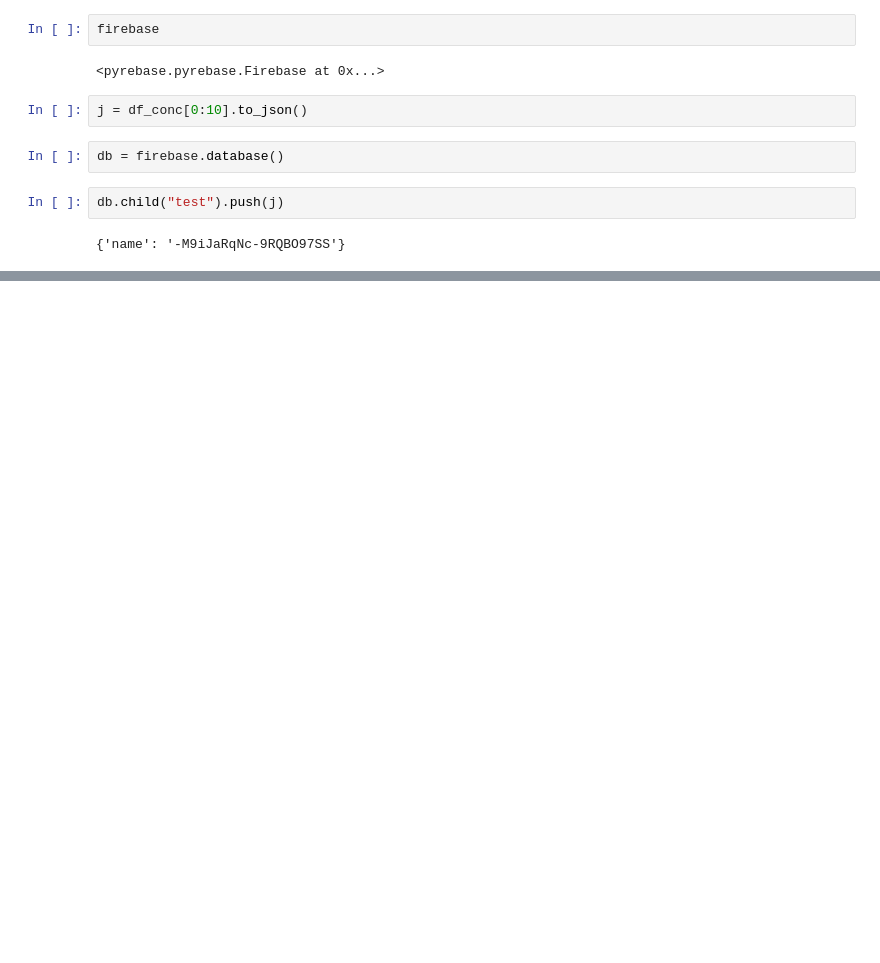
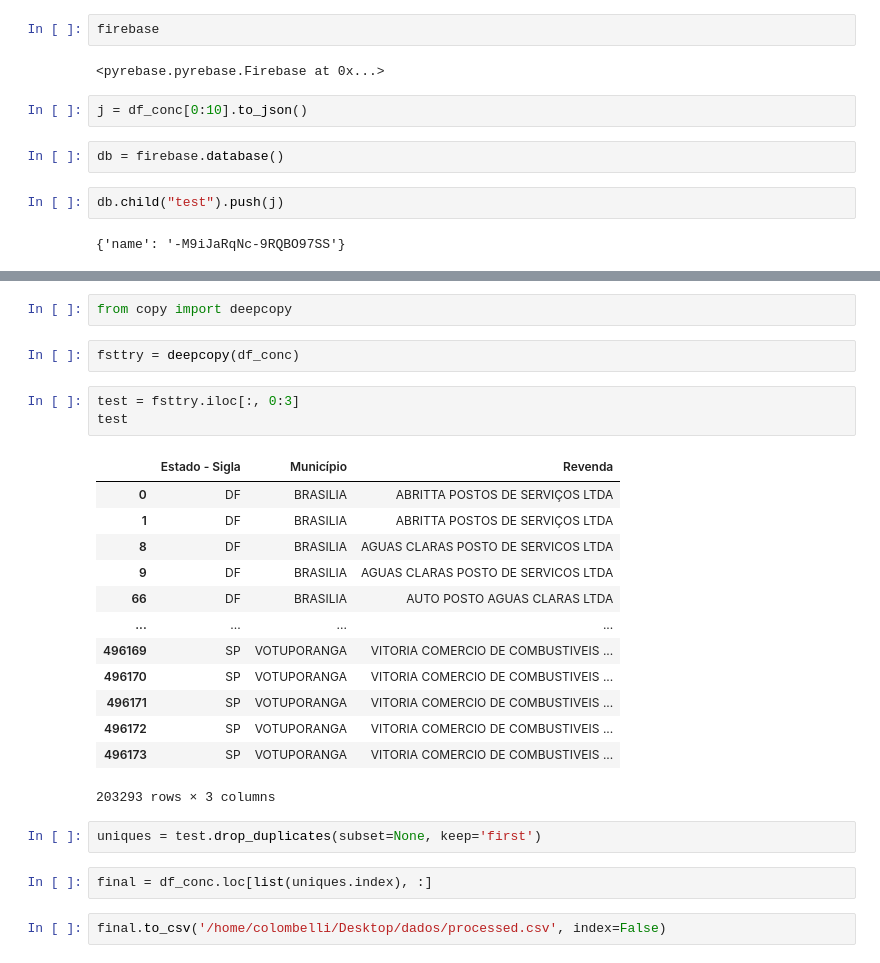
Before and after one commit to Rafaelfferreira/HackatonCCR, a Jupyter notebook: scripts/coding_experiments/kaggle_data_processing.ipynb, the cells around one changed output, grey strips where cells are left out. Cells and saved outputs as stored; diff of their text form; blank space fills up the shorter version.

```diff
--- a/scripts/coding_experiments/kaggle_data_processing.ipynb
+++ b/scripts/coding_experiments/kaggle_data_processing.ipynb
@@ -89,0 +108,27 @@ db.child("test").push(j)
+# %%
+from copy import deepcopy
+# %%
+fsttry = deepcopy(df_conc)
+# %%
+test = fsttry.iloc[:, 0:3]
+test
+# %% [output]
+|  | Estado - Sigla | Município | Revenda |
+| 0 | DF | BRASILIA | ABRITTA POSTOS DE SERVIÇOS LTDA |
+| 1 | DF | BRASILIA | ABRITTA POSTOS DE SERVIÇOS LTDA |
+| 8 | DF | BRASILIA | AGUAS CLARAS POSTO DE SERVICOS LTDA |
+| 9 | DF | BRASILIA | AGUAS CLARAS POSTO DE SERVICOS LTDA |
+| 66 | DF | BRASILIA | AUTO POSTO AGUAS CLARAS LTDA |
+| ... | ... | ... | ... |
+| 496169 | SP | VOTUPORANGA | VITORIA COMERCIO DE COMBUSTIVEIS ... |
+| 496170 | SP | VOTUPORANGA | VITORIA COMERCIO DE COMBUSTIVEIS ... |
+| 496171 | SP | VOTUPORANGA | VITORIA COMERCIO DE COMBUSTIVEIS ... |
+| 496172 | SP | VOTUPORANGA | VITORIA COMERCIO DE COMBUSTIVEIS ... |
+| 496173 | SP | VOTUPORANGA | VITORIA COMERCIO DE COMBUSTIVEIS ... |
+203293 rows × 3 columns
+# %%
+uniques = test.drop_duplicates(subset=None, keep='first')
+# %%
+final = df_conc.loc[list(uniques.index), :]
+# %%
+final.to_csv('/home/colombelli/Desktop/dados/processed.csv', index=False)
```
Also changed, not shown: parts of 3 cells of this notebook.
